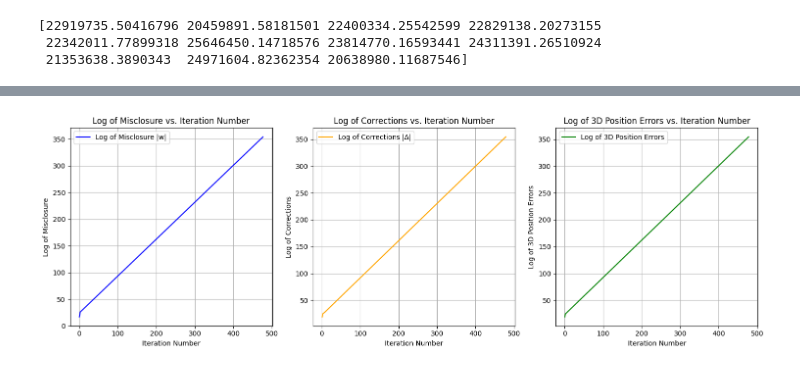
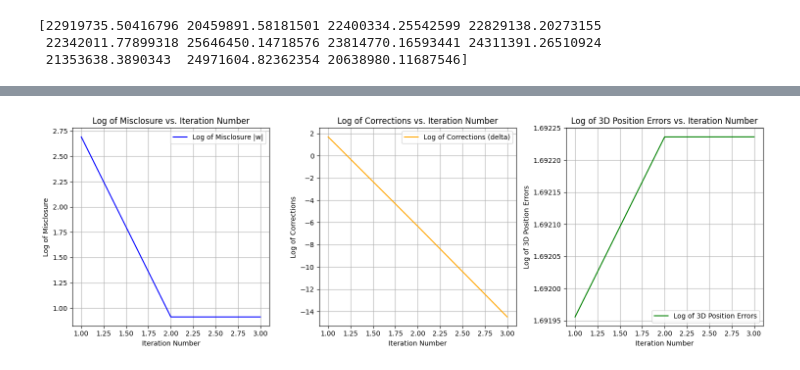
Before and after one commit to emallie-morinbarich/engg680_2024_fall, a Jupyter notebook: Lab_Assignment2/Assignment2.ipynb, the cells around one changed output, grey strips where cells are left out. Cells and saved outputs as stored; diff of their text form; code cells hidden in the pictures.

```diff
--- a/Lab_Assignment2/Assignment2.ipynb
+++ b/Lab_Assignment2/Assignment2.ipynb
@@ -544,8 +521,8 @@ print (design_matrix(x_hat, satellite_position, geoDist))
 # (1 marks)
 
 i = 0  # Iteration counter
-x_hat = GroundTruth.copy() # Initial guess of receiver's position (x, y, z)
-delta = np.ones(4)  # Initialize delta to a large value to enter the loop
+x_hat = np.append(GroundTruth, 0.001) # Initial guess of receiver's position (x, y, z) and small value for time
+delta = np.ones(m)  # Initialize delta to a large value to enter the loop
 convergence_threshold = 0.001  # 1 mm in meters
 
 # Initialize arrays for storing results
@@ -554,25 +531,28 @@ arr_delta = []
 arr_err_pos = []
 arr_i = []
 
+max_iterations = 100 # safety feature atm
 
-while np.linalg.norm(delta[:3]) >= convergence_threshold:
+while np.linalg.norm(delta[:3]) >= convergence_threshold and i < max_iterations:
     # Compute the geometric distance between satellites and receiver
-    rho = euclidean_norm(x_hat, satellite_pos)
+    rho = euclidean_norm(x_hat[:3], satellite_pos)
 
     # Compute the design matrix A
-    A = (design_matrix(x_hat, satellite_pos, rho))
+    A = (design_matrix(x_hat[:3], satellite_pos, rho))
 
     # Compute the misclosure array w
-    w = pseudorange[:, 1] - rho
+    w = pseudorange[:, 1] - (rho + x_hat[3])
 
     # Compute the corrections delta
-    delta = np.linalg.pinv(A.T @ P @ A) @ (A.T @ P @ w)
 
+
+    delta = np.linalg.pinv(A.T @ P @ A + (np.eye(A.shape[1]) * 1e-4)) @ (A.T @ P @ w)
+    delta[3] = np.clip(delta[3], -1000, 1000)
     # Update the states
-    x_hat += delta[:3]  # Update position
+    x_hat = x_hat + delta  # Update position
 
     # Compute the position error from using the updated states against ground truth
-    err_pos = np.linalg.norm(x_hat - GroundTruth)
+    err_pos = np.linalg.norm(x_hat[:3] - GroundTruth)
 
     # Update the counter i
     i += 1
@@ -592,7 +572,7 @@ apv = (1/(n-m))*(w.T @ P @ w)
 
 # compute the Covariance matrix of estimated states
 # (1 marks)
-C_x_hat = apv * np.linalg.pinv(A.T @ P @ A)
+C_x_hat = apv * np.linalg.inv(A.T @ P @ A)
 # %%
 # step 10
 """
@@ -647,38 +628,42 @@ arr_err_pos = np.array(arr_err_pos)
 plt.figure(figsize=(15, 5))
 
 plt.subplot(1, 3, 1)
-plt.plot(arr_i, np.log(np.linalg.norm(arr_w, axis=1)), label='Log of Misclosure |w|', color='blue')
+norm_w = [np.linalg.norm(w) for w in arr_w]  # Compute the norm of misclosure for each iteration
+plt.plot(arr_i, np.log(np.abs(norm_w)), label='Log of Misclosure |w|', color='blue')
+#plt.plot(arr_i, np.log(np.linalg.norm(arr_w, axis=1)), label='Log of Misclosure |w|', color='blue')
 plt.title('Log of Misclosure vs. Iteration Number')
 plt.xlabel('Iteration Number')
 plt.ylabel('Log of Misclosure')
 plt.grid()
 plt.legend()
 
 # 2. Plot log of the corrections delta against the LSQ iteration number i
 # (1 marks)
 plt.subplot(1, 3, 2)
-plt.plot(arr_i, np.log(np.linalg.norm(arr_delta, axis=1)), label='Log of Corrections |Δ|', color='orange')
+norm_delta = [np.linalg.norm(d[:3]) for d in arr_delta]  # Compute the norm of corrections for each iteration
+plt.plot(arr_i, np.log(np.abs(norm_delta)), label='Log of Corrections (delta)', color='orange')
+#plt.plot(arr_i, np.log(np.linalg.norm(arr_delta, axis=1)), label='Log of Corrections |Δ|', color='orange')
 plt.title('Log of Corrections vs. Iteration Number')
 plt.xlabel('Iteration Number')
 plt.ylabel('Log of Corrections')
 plt.grid()
 plt.legend()
 
 # 3. Plot log of the 3D position errors against the LSQ iteration number i
 # (1 marks)
 plt.subplot(1, 3, 3)
-plt.plot(arr_i, np.log(arr_err_pos), label='Log of 3D Position Errors', color='green')
+plt.plot(arr_i, np.log(np.abs(arr_err_pos)), label='Log of 3D Position Errors', color='green')
 plt.title('Log of 3D Position Errors vs. Iteration Number')
 plt.xlabel('Iteration Number')
 plt.ylabel('Log of 3D Position Errors')
 plt.grid()
 plt.legend()
 
 
 plt.tight_layout()
 plt.show()
 # %% [output]
-[figure, old version]
+[figure, new version]
 # %%
 
 # step 13
```
Also changed, not shown: parts of 4 cells of this notebook.
